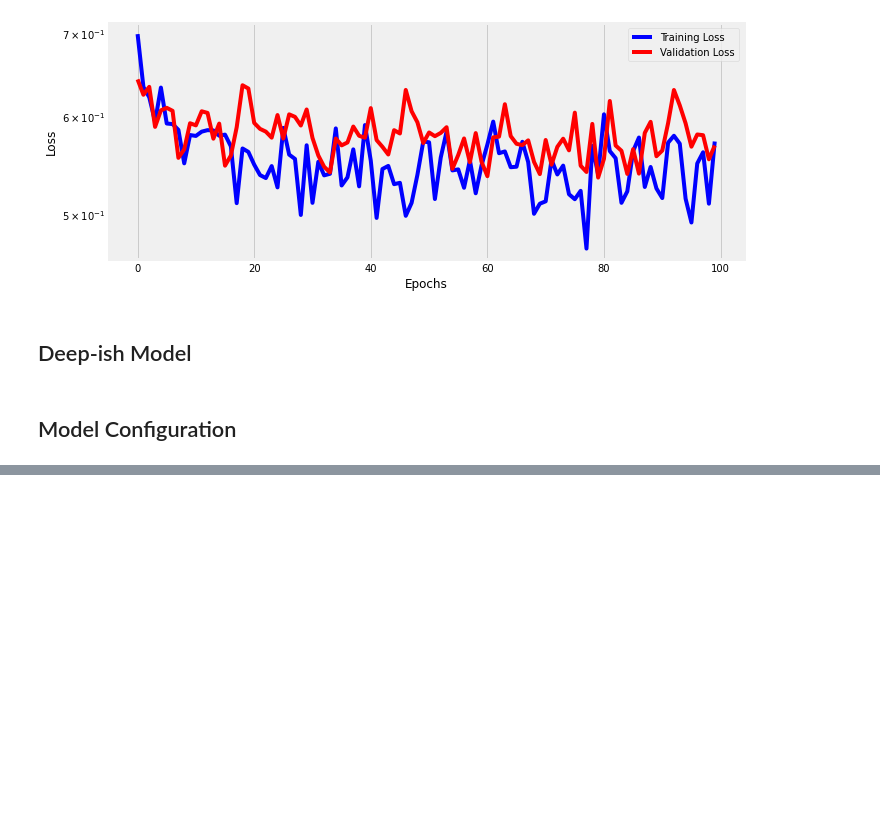
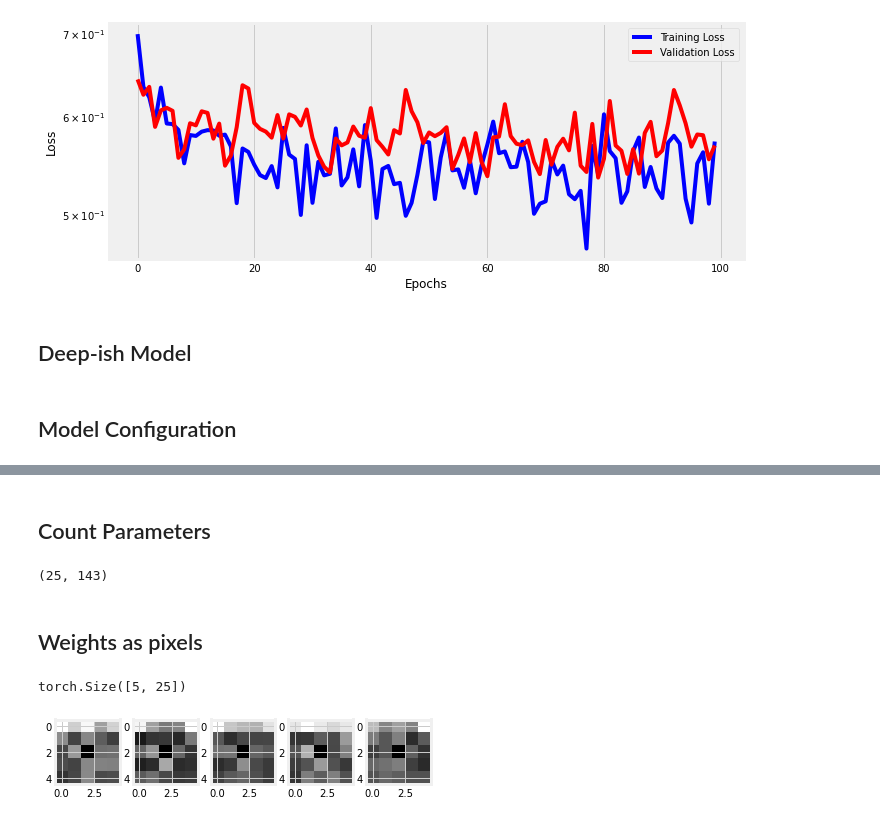
Before and after one commit to ridhimagarg/PyTorchBook, a Jupyter notebook: Chapter04.ipynb, the cells around one changed output, grey strips where cells are left out. Cells and saved outputs as stored; diff of their text form; code cells hidden in the pictures; blank space fills up the shorter version.

```diff
--- a/Chapter04.ipynb
+++ b/Chapter04.ipynb
@@ -546,0 +589,2 @@ fig = sbs_nn.plot_losses()
+# %% [markdown]
+## Count Parameters
@@ -546,0 +598,17 @@ fig = sbs_nn.plot_losses()
+# %%
+sbs_logistic.count_parameters(), sbs_nn.count_parameters()
+# %% [output]
+(25, 143)
+# %% [markdown]
+## Weights as pixels
+# %%
+w_nn_hidden0.shape
+# %% [output]
+torch.Size([5, 25])
+# %%
+for i in range(w_nn_hidden0.shape[0]):
+  plt.subplot(1, 5, i+1)
+  # plt.figure(figsize=(10,10))
+  plt.imshow(w_nn_hidden0[i].reshape((5,5)), cmap='gray')
+# %% [output]
+[figure, added]
```
Also changed, not shown: parts of 8 cells of this notebook.
